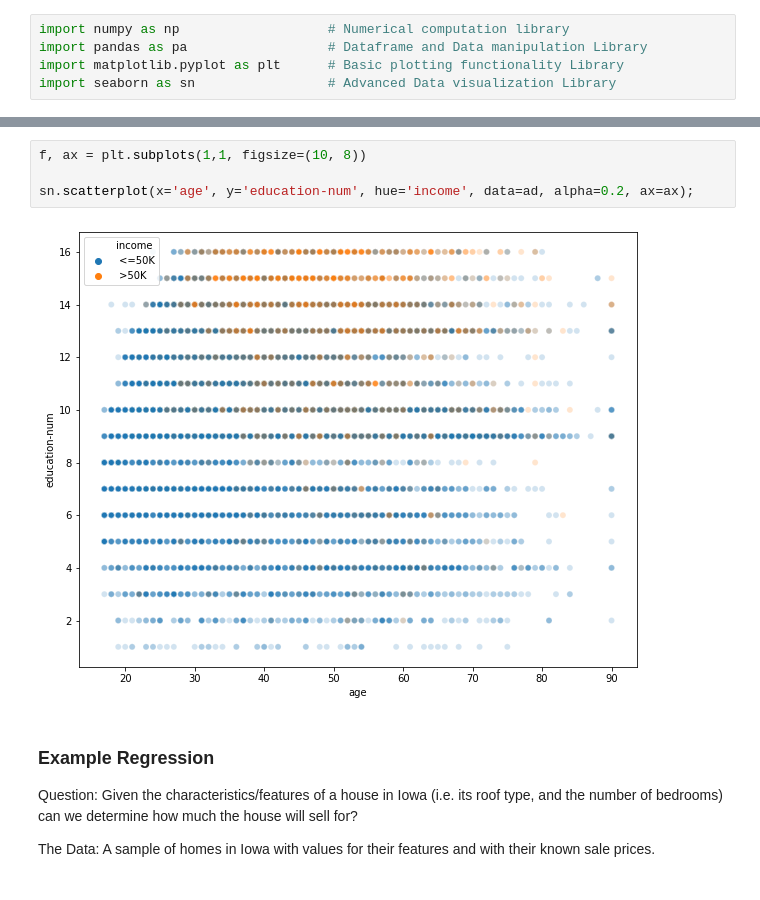
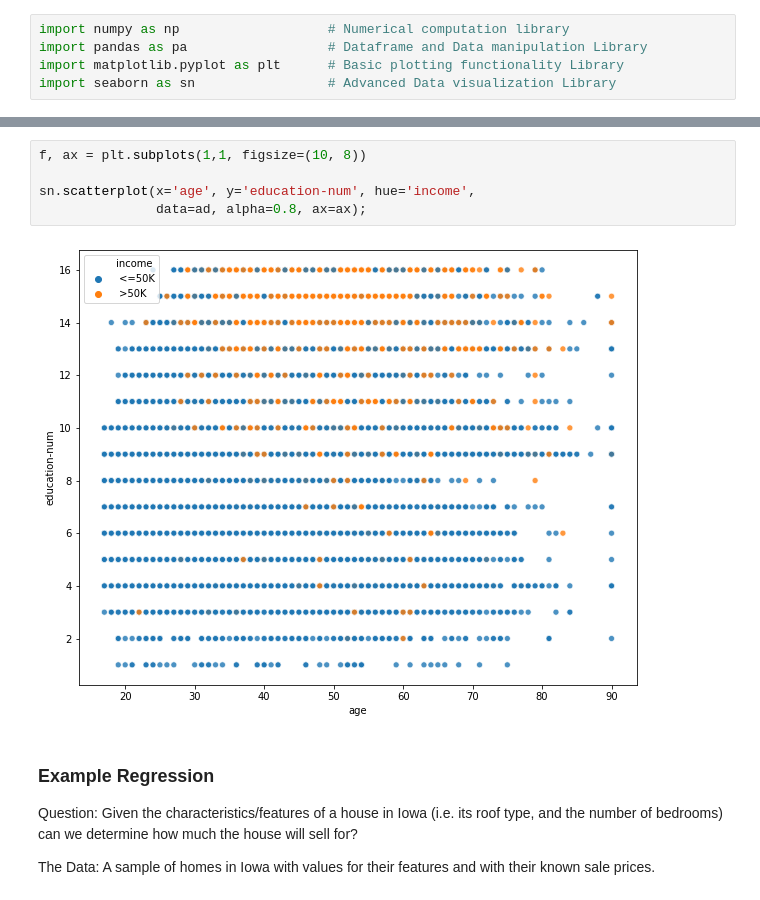
Before and after one commit to virgilpierce/STAT_411, a Jupyter notebook: 2 - Data and Teams.ipynb, the cells around one changed output, grey strips where cells are left out. Saved outputs shown, nothing was run; the diff lists cells and outputs as text.

```diff
--- a/2 - Data and Teams.ipynb
+++ b/2 - Data and Teams.ipynb
@@ -50,9 +50,10 @@ ad.head()
 # %%
 f, ax = plt.subplots(1,1, figsize=(10, 8))
 
-sn.scatterplot(x='age', y='education-num', hue='income', data=ad, alpha=0.2, ax=ax);
+sn.scatterplot(x='age', y='education-num', hue='income',
+               data=ad, alpha=0.8, ax=ax);
 # %% [output]
-[figure, old version]
+[figure, new version]
 # %% [markdown]
 ### Example Regression
 
```
